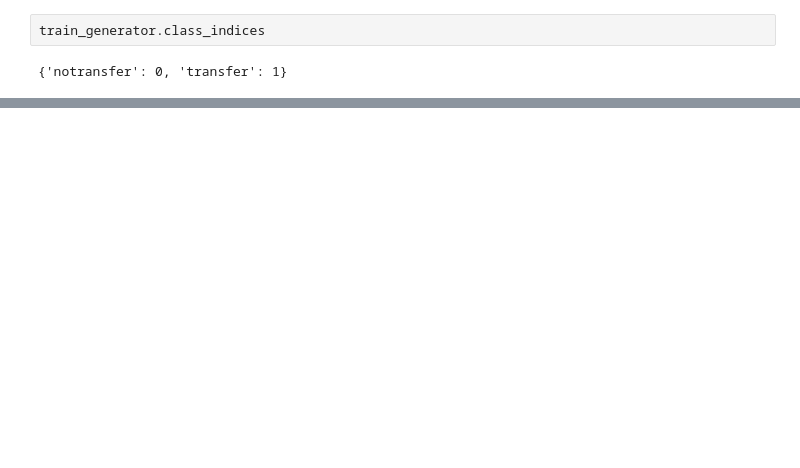
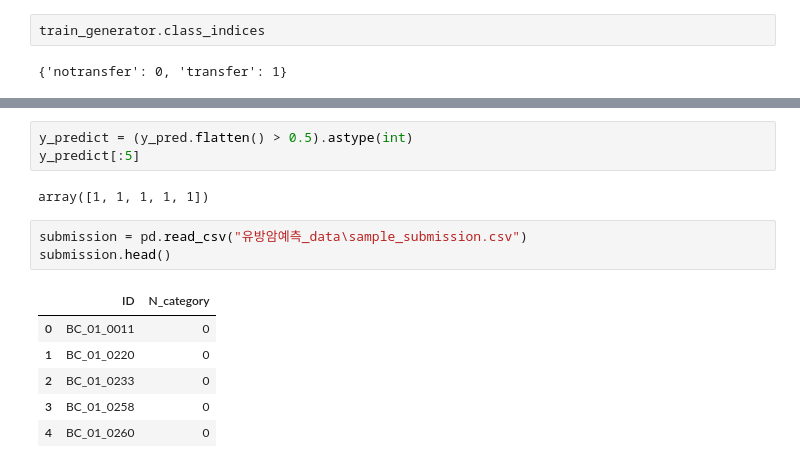
Before and after one commit to moksu27/Dacon_cancer_transfer, a Jupyter notebook: 유방암예측(이미지분석).ipynb, the cells around one changed output, grey strips where cells are left out. Drawn from its saved outputs; the diff is of its cells as text; blank space fills up the shorter version.

```diff
--- a/유방암예측(이미지분석).ipynb
+++ b/유방암예측(이미지분석).ipynb
@@ -99,0 +202,15 @@ KeyboardInterrupt: ignored
+# %%
+y_predict = (y_pred.flatten() > 0.5).astype(int)
+y_predict[:5]
+# %% [output]
+array([1, 1, 1, 1, 1])
+# %%
+submission = pd.read_csv("유방암예측_data\sample_submission.csv")
+submission.head()
+# %% [output]
+|  | ID | N_category |
+| 0 | BC_01_0011 | 0 |
+| 1 | BC_01_0220 | 0 |
+| 2 | BC_01_0233 | 0 |
+| 3 | BC_01_0258 | 0 |
+| 4 | BC_01_0260 | 0 |
```
Also changed, not shown: parts of 38 cells of this notebook, 2 other files.
